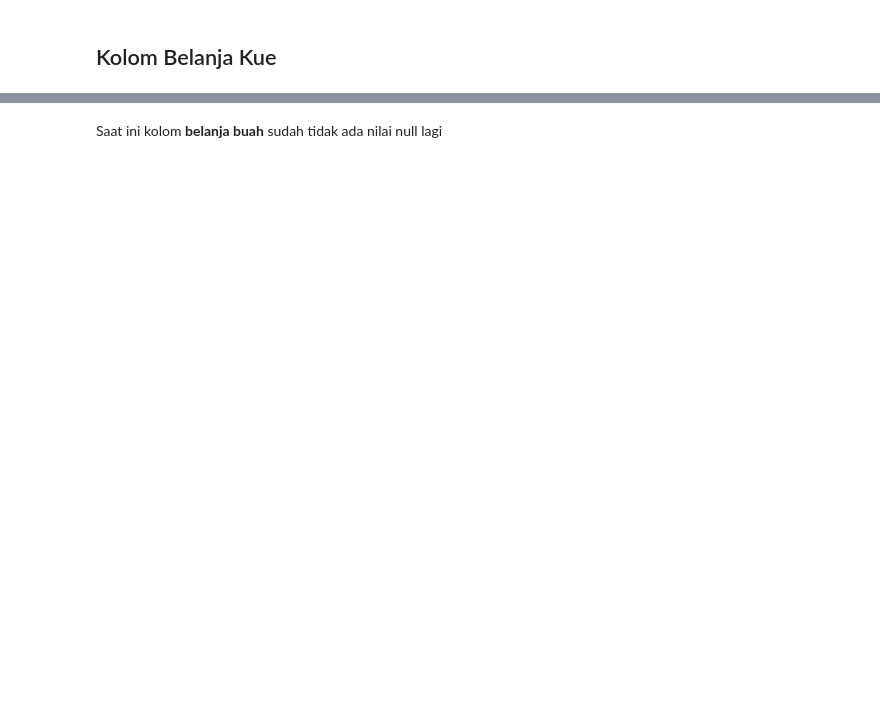
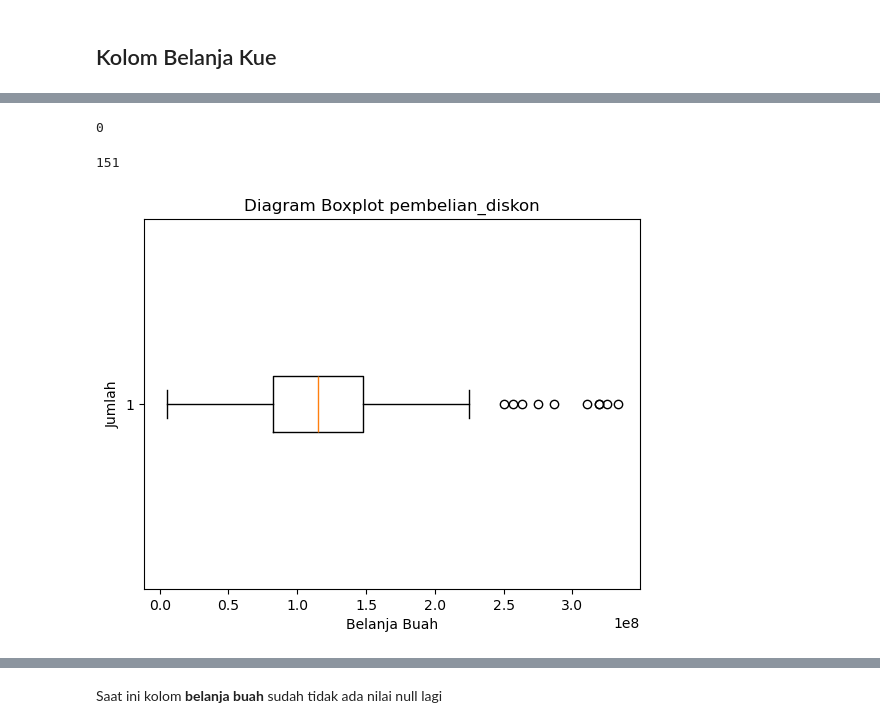
Before and after one commit to AFreborn22/superior_DA, a Jupyter notebook: SUPERIOR.ipynb, the cells around one changed output, grey strips where cells are left out. Drawn from its saved outputs; the diff is of its cells as text; code cells hidden in the pictures; blank space fills up the shorter version.

```diff
--- a/SUPERIOR.ipynb
+++ b/SUPERIOR.ipynb
@@ -351,0 +600,9 @@ trainFeatures.belanja_ikan.isna().sum()
+# %%
+kuartilPendapatan = trainFeatures['pendapatan'].quantile([0.25, 0.5, 0.75])
+
+trainFeatures['segmentasi_pendapatan'] = pd.cut(trainFeatures['pendapatan'],
+                                                bins=[0, kuartilPendapatan.iloc[0], kuartilPendapatan.iloc[1],
+                                                      kuartilPendapatan.iloc[2], trainFeatures['pendapatan'].max()],
+                                                labels=['Rendah', 'Sedang', 'Tinggi', 'Sangat Tinggi'])
+
+trainFeatures
@@ -352,8 +623,36 @@ trainFeatures.belanja_ikan.isna().sum()
+# %%
+for segmen in trainFeatures['segmentasi_pendapatan'].unique():
+    # Filter DataFrame berdasarkan segmen pendapatan
+    df_segmen = trainFeatures[trainFeatures['segmentasi_pendapatan'] == segmen]
+
+    # Mengambil nilai modus dari kolom 'pembelian_diskon' pada segmen saat ini
+    mayorSegmen = df_segmen['pembelian_diskon'].mean()
+
+    # Mengisi nilai null di kolom 'pembelian_diskon' berdasarkan segmentasi pendapatan dengan nilai modus
+    trainFeatures.loc[trainFeatures['segmentasi_pendapatan'] == segmen, 'pembelian_diskon'] = trainFeatures.loc[trainFeatures['segmentasi_pendapatan'] == segmen, 'pembelian_diskon'].fillna(mayorSegmen)
+# %%
+trainFeatures.pembelian_diskon.isna().sum()
+# %% [output]
+0
+# %%
+Q1 = trainFeatures['pembelian_diskon'].quantile(0.25)
+Q3 = trainFeatures['pembelian_diskon'].quantile(0.75)
+IQR = Q3 - Q1
+
+Upper_Fence = Q3 + 1.5 * IQR
+Lower_Fence = Q1 - 1.5 * IQR
+
+outliers = trainFeatures[(trainFeatures['pembelian_diskon'] < Lower_Fence) | (trainFeatures['pembelian_diskon'] > Upper_Fence)]['pembelian_diskon']
+len(outliers)
+# %% [output]
+151
 # %%
-plt.boxplot(trainFeatures['belanja_kue'], vert=False)
+plt.boxplot(trainFeatures['pembelian_diskon'], vert=False)
 plt.xlabel('Belanja Buah')
 plt.ylabel('Jumlah')
-plt.title('Diagram Boxplot Pengeluaran untuk Buah')
+plt.title('Diagram Boxplot pembelian_diskon')
 plt.show()
+# %% [output]
+[figure, added]
 # %%
 # Plot histogram
```
Also changed, not shown: parts of 66 cells of this notebook.
